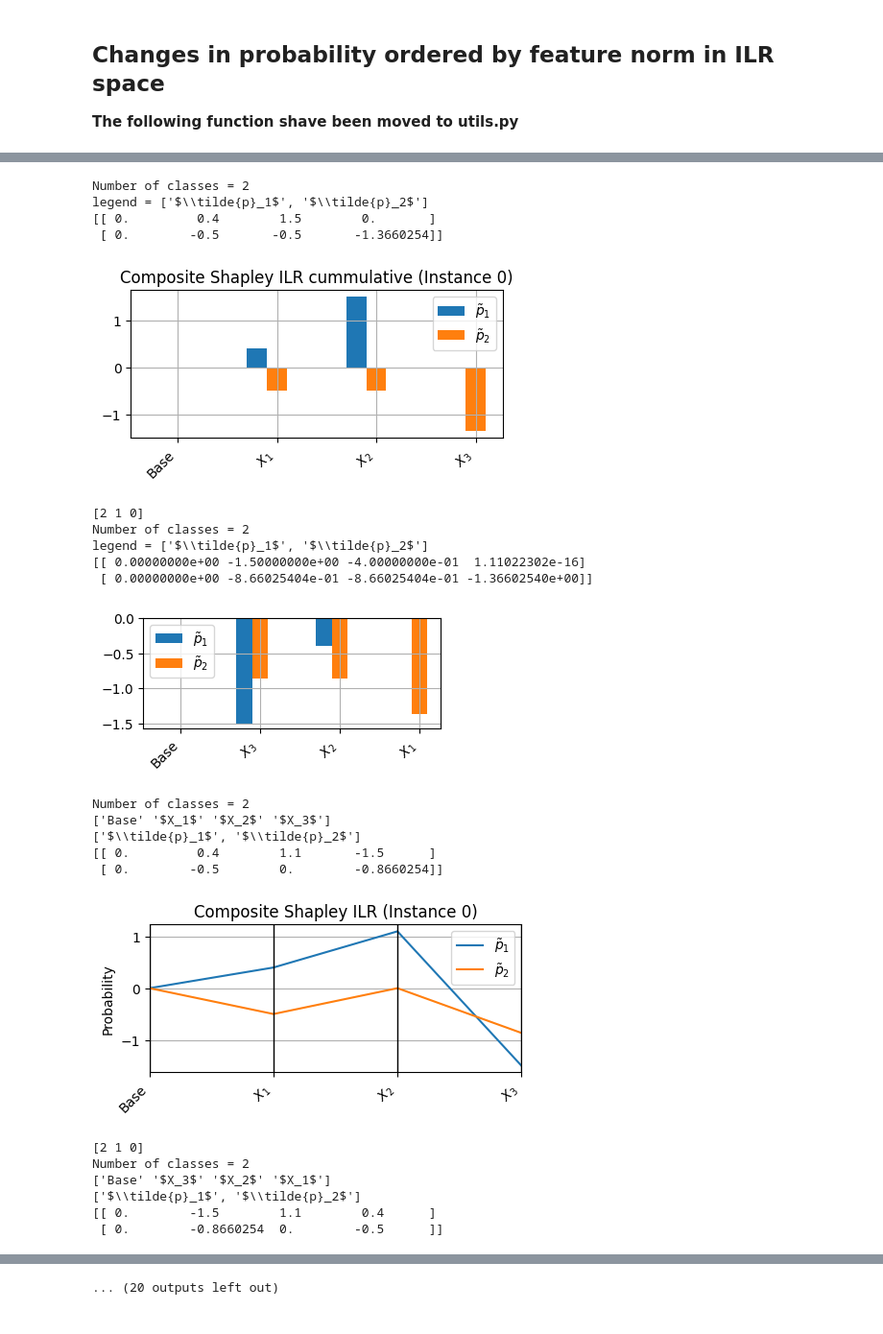
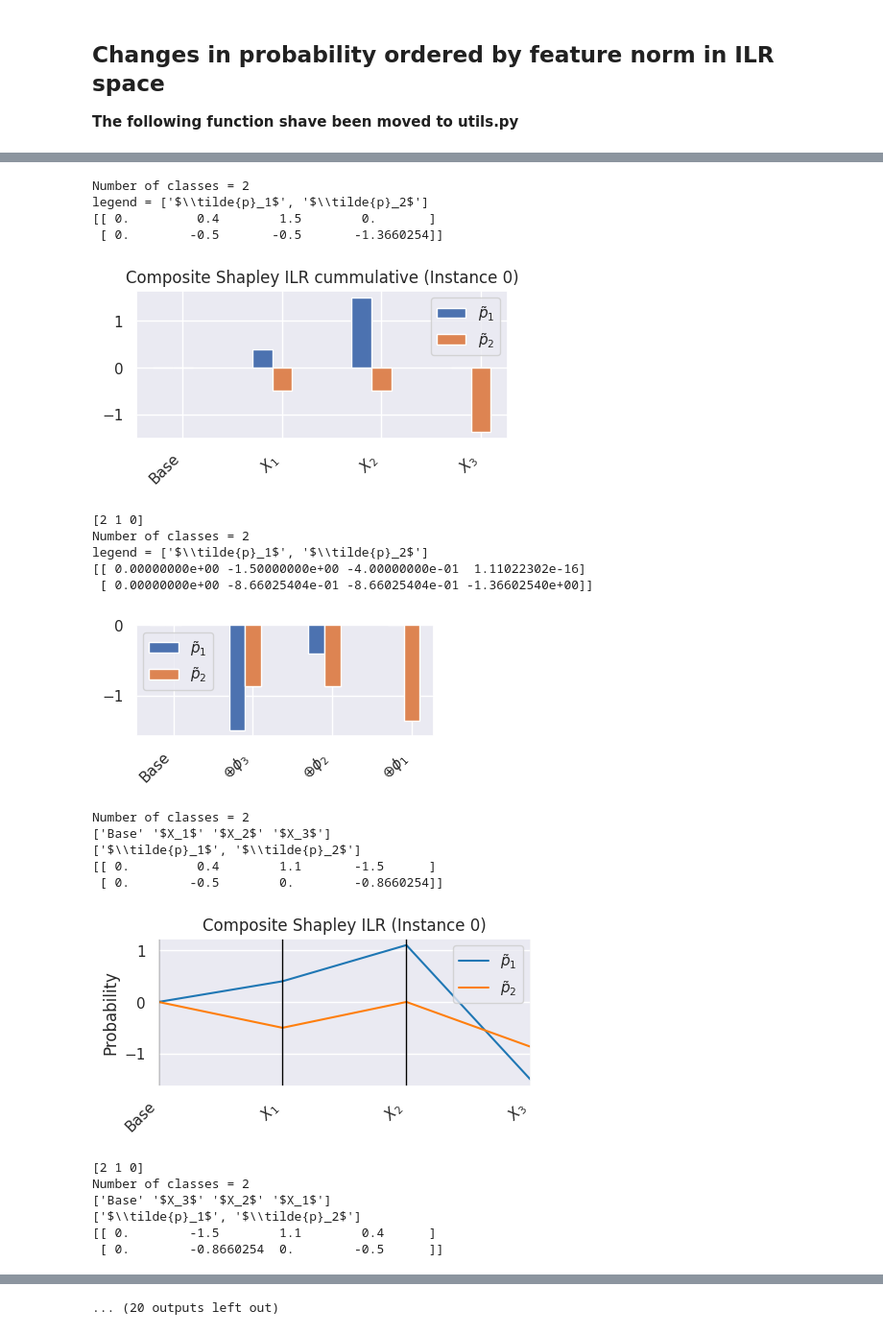
Before and after one commit to shapley-composition/ecai-2024-code-and-exp, a Jupyter notebook: toy_example_in_ilr_and_shap.ipynb, the cells around one changed output, grey strips where cells are left out. Shown at 96% size. Drawn from its saved outputs; the diff is of its cells as text; code cells hidden in the pictures.

Commit message:
Changed figure details to be more similar to plotly

```diff
--- a/toy_example_in_ilr_and_shap.ipynb
+++ b/toy_example_in_ilr_and_shap.ipynb
@@ -35,6 +35,10 @@ Shapley
 # %%
 import matplotlib.pyplot as plt
 import numpy as np
+import seaborn
+
+import seaborn as sns
+sns.set_theme()
 
 cm = plt.cm.tab10
 colors = cm.colors
@@ -299,7 +303,7 @@ def plot_shapley_instances_bars(inst_prob_shap_cont_list, feat_names=None, order
             offset = width * j
             ax.bar(x + offset, shapley_prob, width, label=f"Class {j+1}")
         if feat_names is None:
-            feat_names_instance = np.array([f"$X_{j+1}$" for j in range(n_features)])
+            feat_names_instance = np.array([f"$f_{j+1}$" for j in range(n_features)])
         else:
             feat_names_instance = np.array(feat_names)
         if order_list is not None:
@@ -376,7 +380,7 @@ Shapley values for this class = [ 0.13663971 -0.10677334  0.36388577]
 inst_prob_tip_with_base_list = [[base_prob, ] + inst_list for inst_list in inst_prob_tip_list]
 
 fig_list = plot_shapley_instances_bars(inst_prob_tip_with_base_list,
-                                       feat_names=['base', ] + [f"$X_{j+1}$" for j in range(len(inst_prob_tip_list[0]))])
+                                       feat_names=['base', ] + [f"$f_{j+1}$" for j in range(len(inst_prob_tip_list[0]))])
 for i, fig in enumerate(fig_list):
     fig.savefig(os.path.join(out_dir, f'comp_shap_cum_inst_{i}'), dpi=300, bbox_inches='tight')
 # %% [output]
@@ -507,6 +511,7 @@ for space, b in {'ILR': None,
     for i, instance in enumerate(inst_ilr_shap_cont_list):
         for parname, parallel in {'bar': False,
                                   'parallel': True}.items():
+            instance = np.array(instance)
             fig, ax = plot_composite_shapley_feature_contributions(np.array(instance), base=base, basis=b,
                                                                    parallel=parallel,
                                                                    title=f"Composite Shapley {space} (Instance {i})")
@@ -526,6 +531,7 @@ for space, b in {'ILR': None,
             fig = plt.figure(figsize=(4, 1.5))
             fig, ax = plot_composite_shapley_feature_contributions(np.array(instance), base=base, cummulative=True,
                                                                    sort_by_norm=True, basis=b,
+                                                                   feature_names=[f"$\oplus\phi_{i+1}$" for i in range(instance.shape[0])],
                                                                    parallel=parallel,
                                                                    fig=fig,
                                                                    #title=f"Composite Shapley {space} cummulative sorted (Instance {i})"
@@ -546,20 +552,20 @@ legend = ['$\\tilde{p}_1$', '$\\tilde{p}_2$']
 Number of classes = 2
 legend = ['$\\tilde{p}_1$', '$\\tilde{p}_2$']
 [[ 0.         0.4        1.5        0.       ]
  [ 0.        -0.5       -0.5       -1.3660254]]
-[figure, old version]
+[figure, new version]
 [2 1 0]
 Number of classes = 2
 legend = ['$\\tilde{p}_1$', '$\\tilde{p}_2$']
 [[ 0.00000000e+00 -1.50000000e+00 -4.00000000e-01  1.11022302e-16]
  [ 0.00000000e+00 -8.66025404e-01 -8.66025404e-01 -1.36602540e+00]]
-[figure, old version]
+[figure, new version]
 Number of classes = 2
 ['Base' '$X_1$' '$X_2$' '$X_3$']
 ['$\\tilde{p}_1$', '$\\tilde{p}_2$']
 [[ 0.         0.4        1.1       -1.5      ]
  [ 0.        -0.5        0.        -0.8660254]]
-[figure, old version]
+[figure, new version]
 [2 1 0]
 Number of classes = 2
 ['Base' '$X_3$' '$X_2$' '$X_1$']
```
Also changed, not shown: parts of 12 cells of this notebook, 2 other files.
